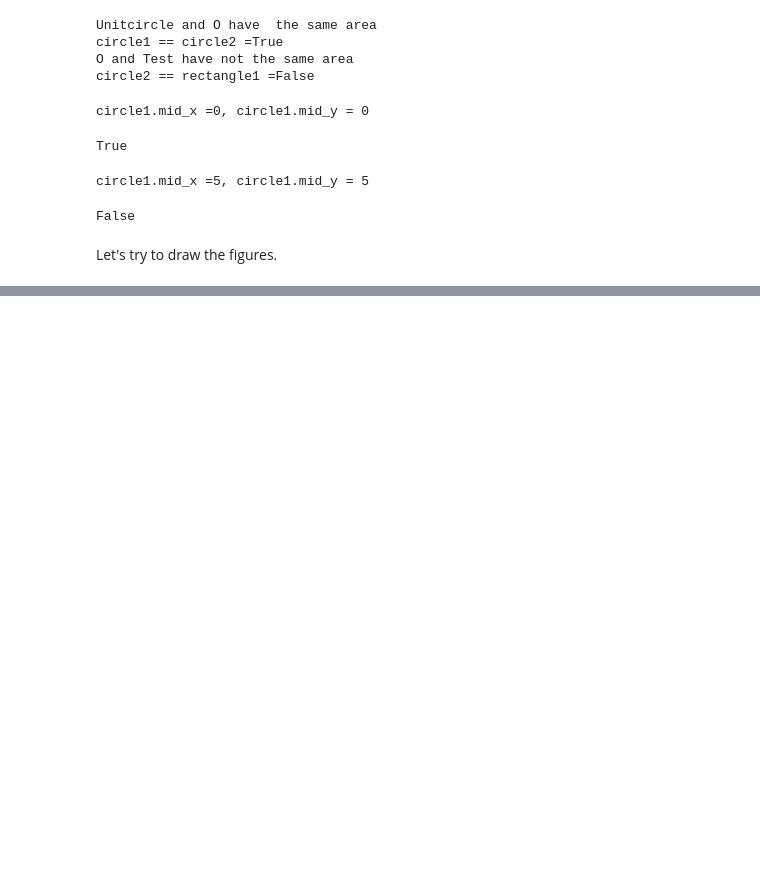
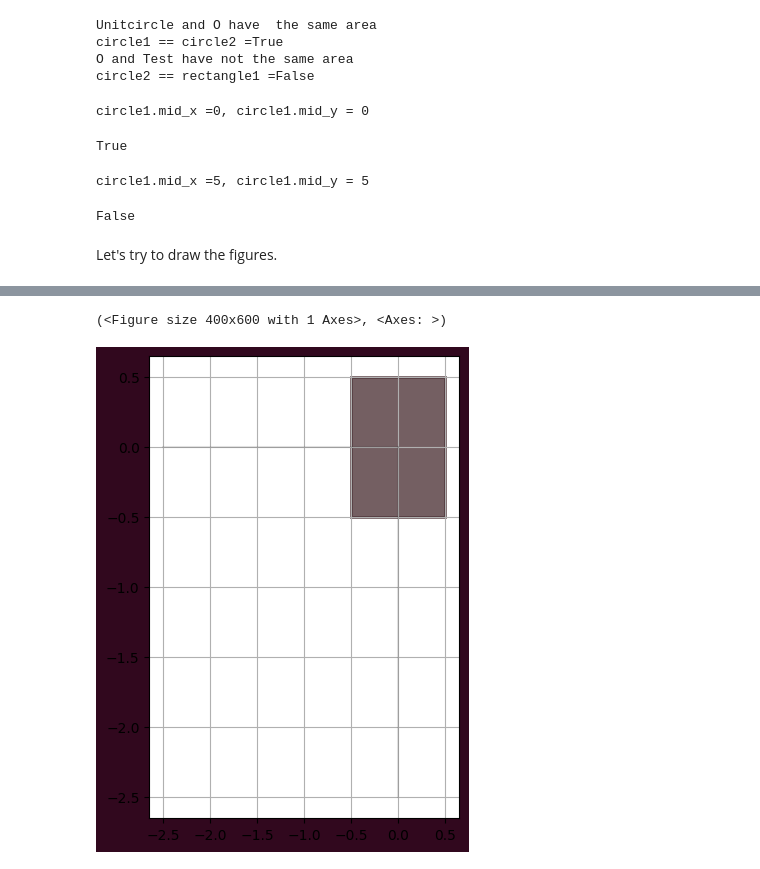
Before and after one commit to MaryKavalion/Python-Mary-Kavalionak, a Jupyter notebook: Labs/Geometry_OOP/Labb3_flow.ipynb, the cells around one changed output, grey strips where cells are left out. Drawn from its saved outputs; the diff is of its cells as text; code cells hidden in the pictures; blank space fills up the shorter version.

```diff
--- a/Labs/Geometry_OOP/Labb3_flow.ipynb
+++ b/Labs/Geometry_OOP/Labb3_flow.ipynb
@@ -280,0 +464,5 @@ rectangles[4].draw(field = pic1)
+# %%
+rectangle1.draw()
+# %% [output]
+(<Figure size 400x600 with 1 Axes>, <Axes: >)
+[figure, added]
```
Also changed, not shown: parts of 16 cells of this notebook, 4 other files.
